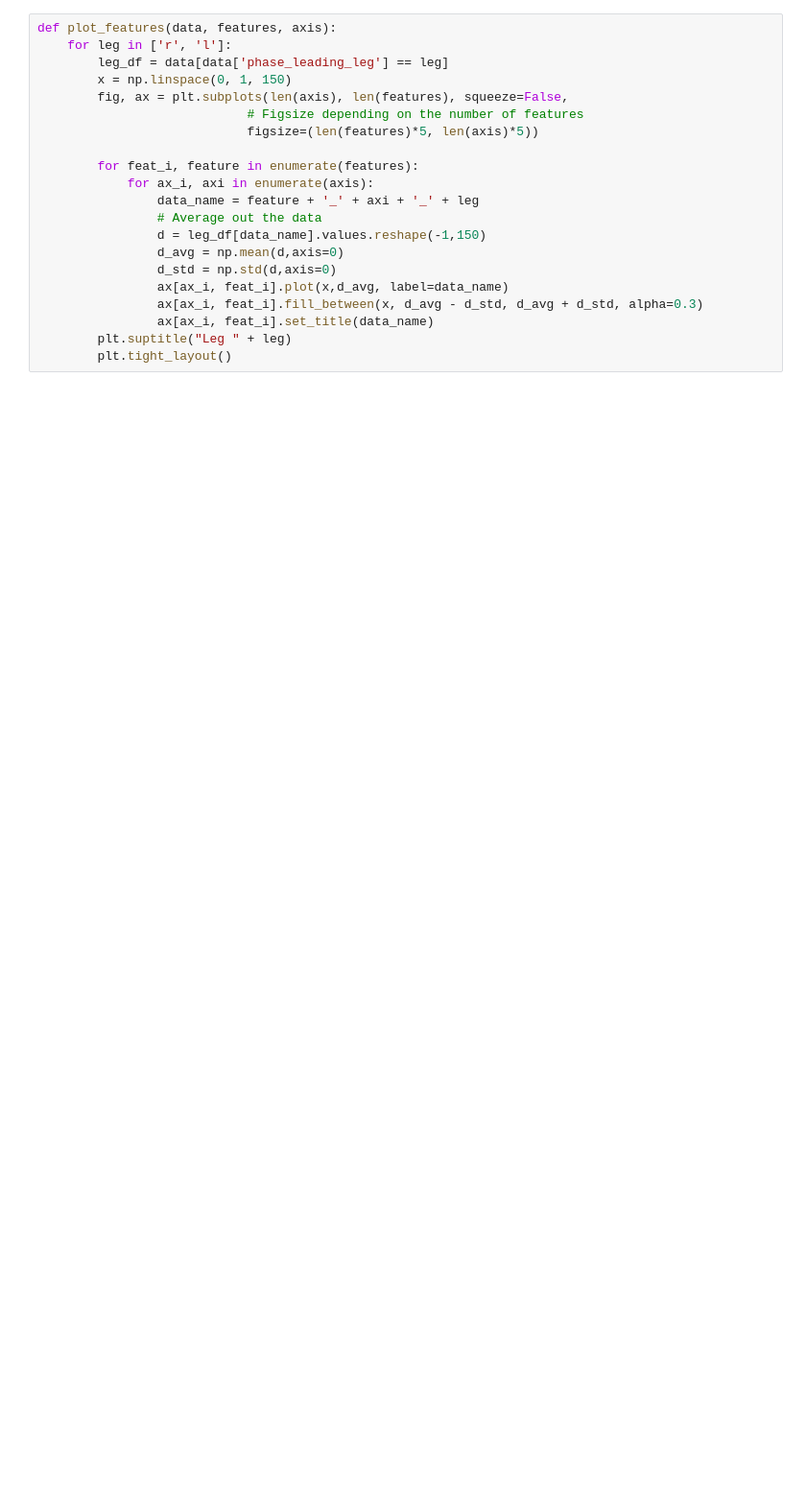
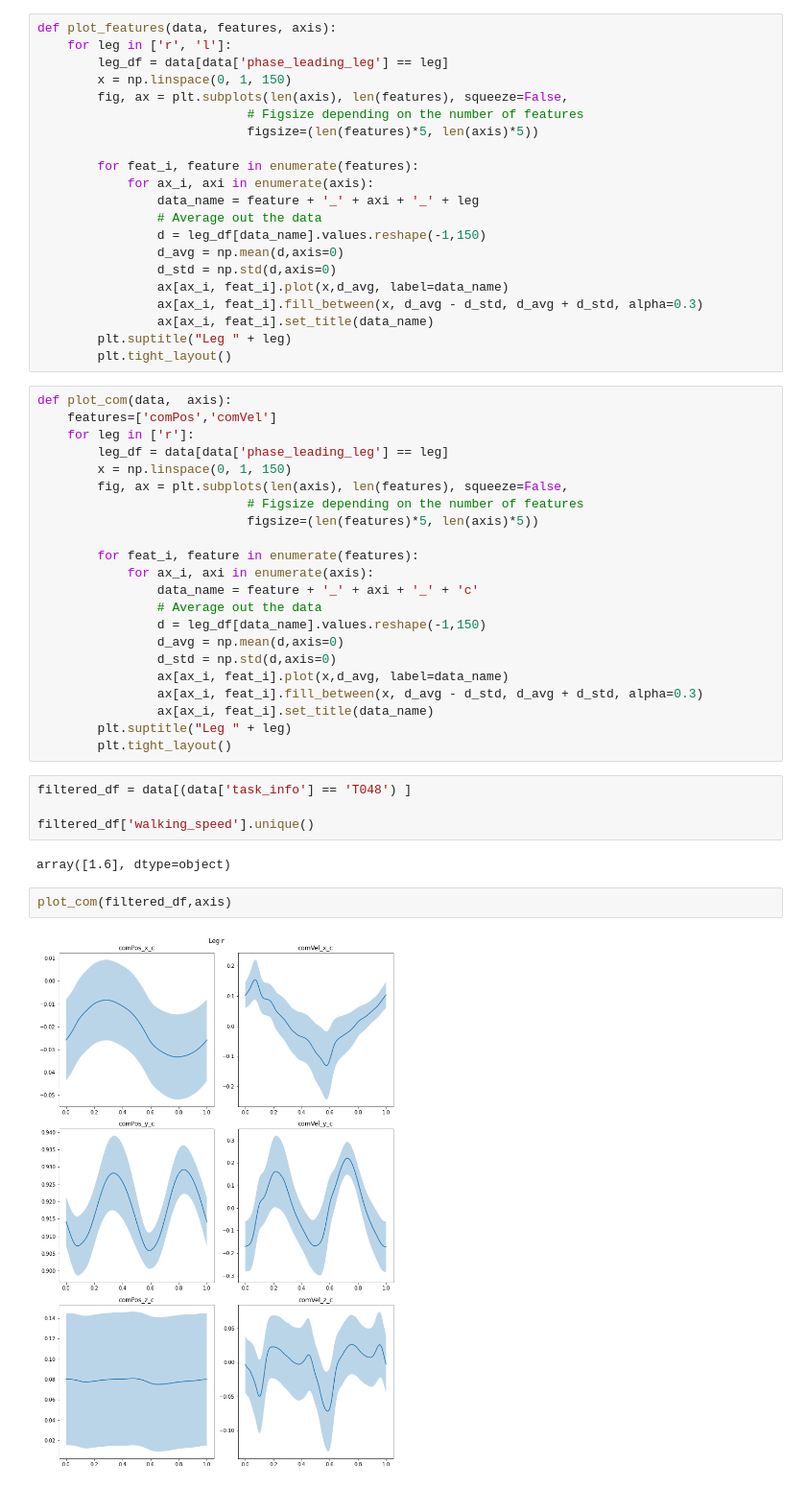
Before and after one commit to jmontp/LocoHub, a Jupyter notebook: AddBiomechanics/verify_addbiomechanics.ipynb, the cells around one changed output. Shown at 96% size. Drawn from its saved outputs; the diff is of its cells as text; blank space fills up the shorter version.

```diff
--- a/AddBiomechanics/verify_addbiomechanics.ipynb
+++ b/AddBiomechanics/verify_addbiomechanics.ipynb
@@ -319,4 +325,36 @@ def plot_features(data, features, axis):
                 ax[ax_i, feat_i].set_title(data_name)
         plt.suptitle("Leg " + leg)
         plt.tight_layout()
+# %%
+def plot_com(data,  axis):
+    features=['comPos','comVel']
+    for leg in ['r']:
+        leg_df = data[data['phase_leading_leg'] == leg]
+        x = np.linspace(0, 1, 150)
+        fig, ax = plt.subplots(len(axis), len(features), squeeze=False,
+                            # Figsize depending on the number of features
+                            figsize=(len(features)*5, len(axis)*5))
+
+        for feat_i, feature in enumerate(features):
+            for ax_i, axi in enumerate(axis):
+                data_name = feature + '_' + axi + '_' + 'c'
+                # Average out the data
+                d = leg_df[data_name].values.reshape(-1,150)
+                d_avg = np.mean(d,axis=0)
+                d_std = np.std(d,axis=0)
+                ax[ax_i, feat_i].plot(x,d_avg, label=data_name)
+                ax[ax_i, feat_i].fill_between(x, d_avg - d_std, d_avg + d_std, alpha=0.3)
+                ax[ax_i, feat_i].set_title(data_name)
+        plt.suptitle("Leg " + leg)
+        plt.tight_layout()
+# %%
+filtered_df = data[(data['task_info'] == 'T048') ]
+
+filtered_df['walking_speed'].unique()
+# %% [output]
+array([1.6], dtype=object)
+# %%
+plot_com(filtered_df,axis)
+# %% [output]
+[figure, added]
 # %%
```
Also changed, not shown: parts of 8 cells of this notebook, 5 other files.
